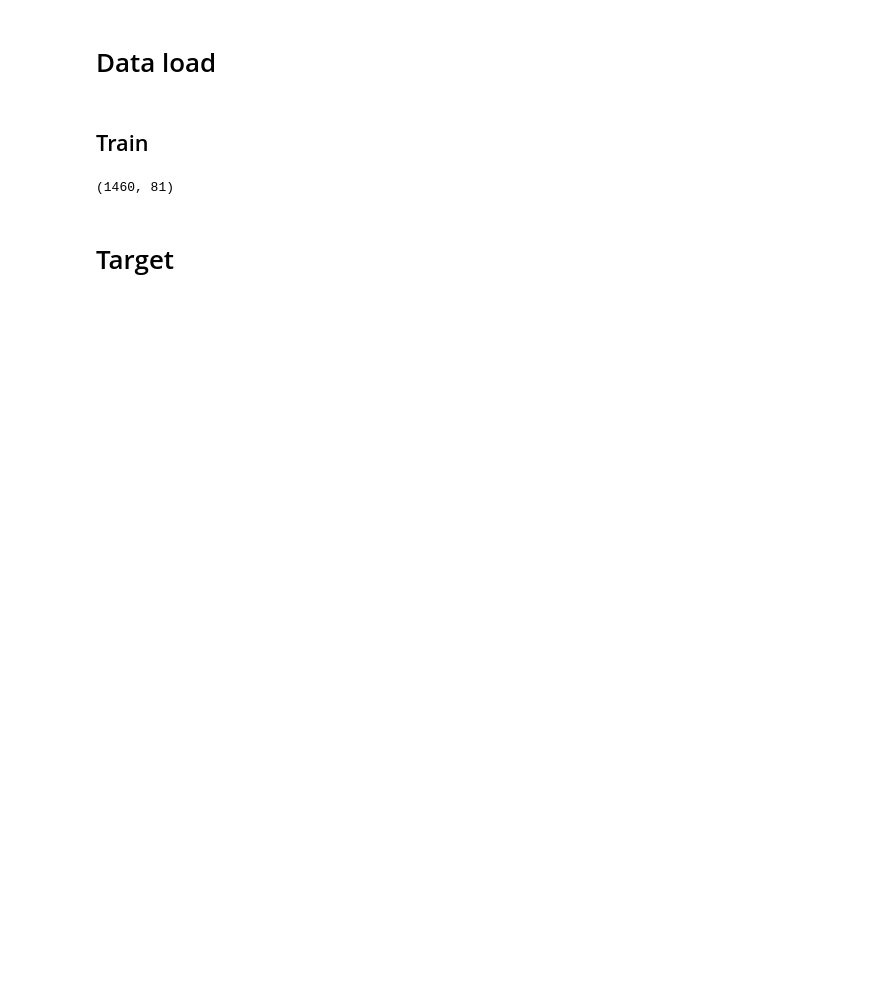
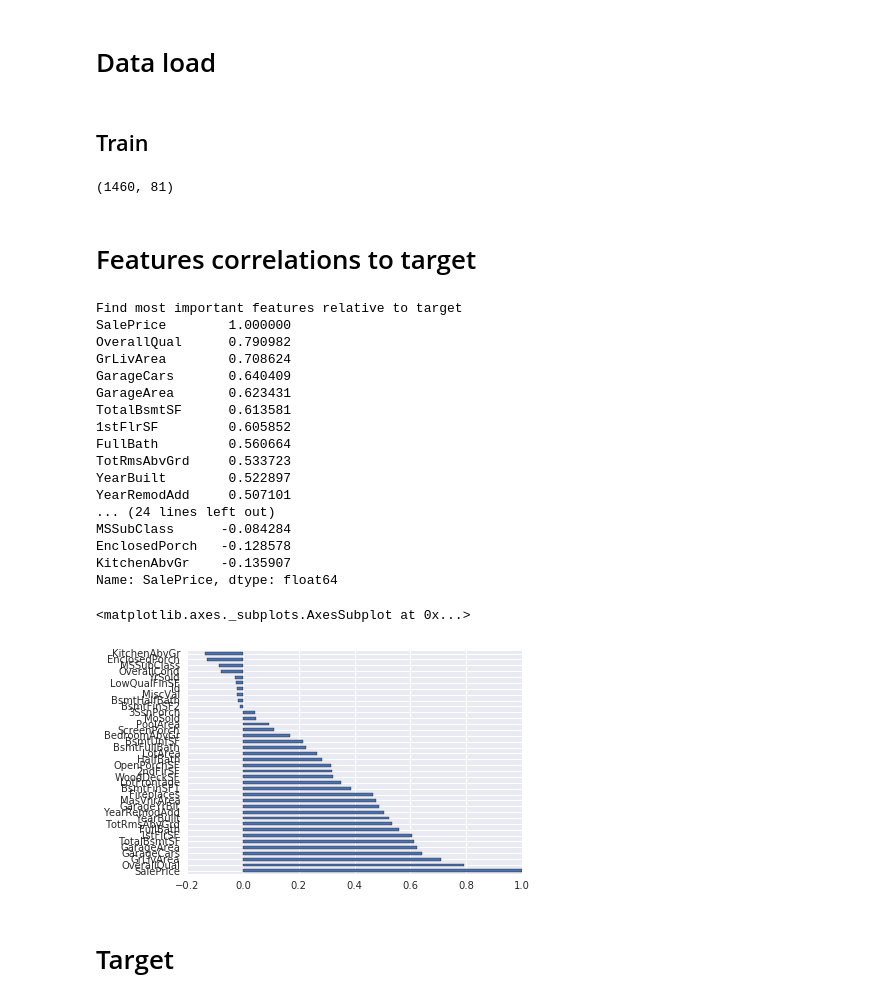
Before and after one commit to ahmadelsallab/HousePrices, a Jupyter notebook: train.ipynb, the cells around one changed output. Saved outputs shown, nothing was run; the diff lists cells and outputs as text; code cells hidden in the pictures; blank space fills up the shorter version.

```diff
--- a/train.ipynb
+++ b/train.ipynb
@@ -15,5 +18,36 @@ train_df = pd.read_csv('../dat/train.csv')
 print(train_df.shape)
 # %% [output]
 (1460, 81)
+# %% [markdown]
+# Features correlations to target
+# %%
+# Find most important features relative to target
+print("Find most important features relative to target")
+corr = train_df.corr()
+corr.sort_values(["SalePrice"], ascending = False, inplace = True)
+print(corr.SalePrice)
+corr.SalePrice.plot(kind = "barh")
+#corr.hist()
+#sns.heatmap(corr)
+# %% [output]
+Find most important features relative to target
+SalePrice        1.000000
+OverallQual      0.790982
+GrLivArea        0.708624
+GarageCars       0.640409
+GarageArea       0.623431
+TotalBsmtSF      0.613581
+1stFlrSF         0.605852
+FullBath         0.560664
+TotRmsAbvGrd     0.533723
+YearBuilt        0.522897
+YearRemodAdd     0.507101
+... (24 lines left out)
+MSSubClass      -0.084284
+EnclosedPorch   -0.128578
+KitchenAbvGr    -0.135907
+Name: SalePrice, dtype: float64
+<matplotlib.axes._subplots.AxesSubplot at 0x...>
+[figure, added]
 # %% [markdown]
 # Target
```
Also changed, not shown: parts of 20 cells of this notebook, 1 other file.
